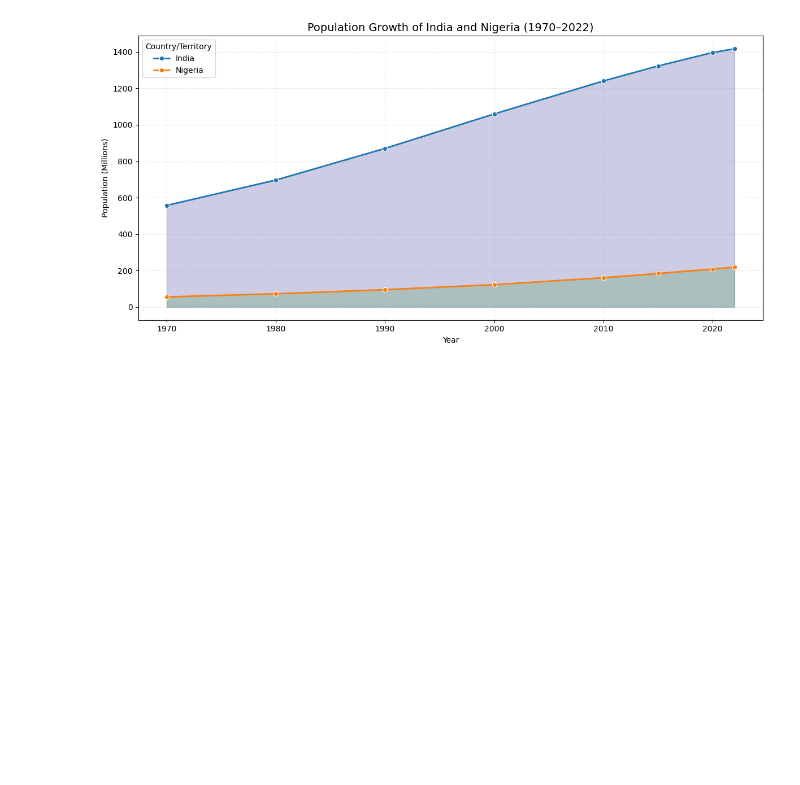
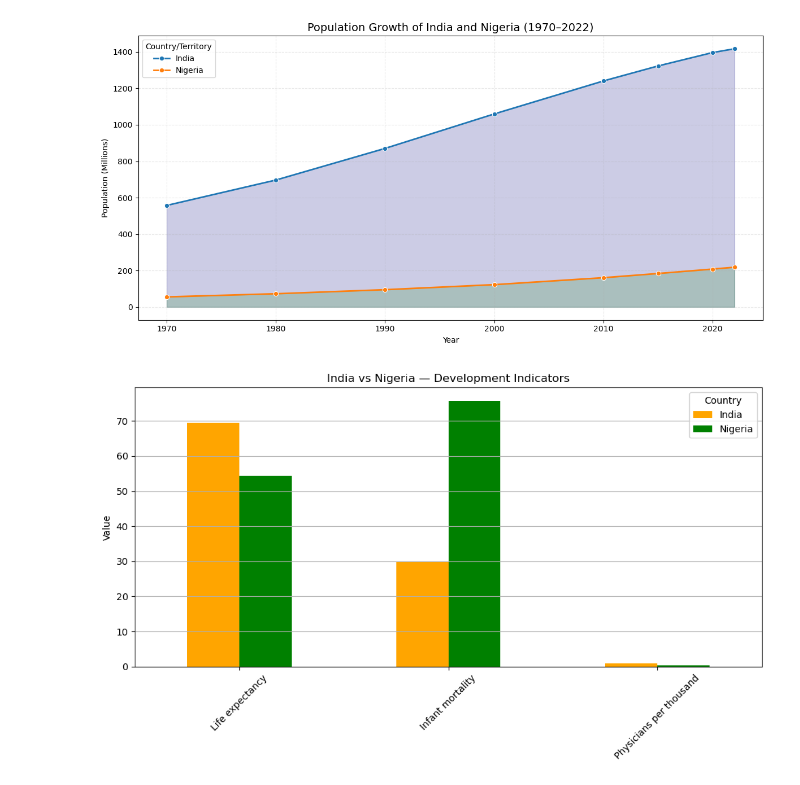
Before and after one commit to a-anuj/Data-Visualization, a Jupyter notebook: Case study/review1.ipynb, the cells around one changed output. Cells and saved outputs as stored; diff of their text form; code cells hidden in the pictures; blank space fills up the shorter version.

```diff
--- a/Case study/review1.ipynb
+++ b/Case study/review1.ipynb
@@ -319,3 +426,41 @@ plt.tight_layout()
 plt.show()
 # %% [output]
 [figure]
+# %%
+import pandas as pd
+import matplotlib.pyplot as plt
+
+# Load dataset
+df = pd.read_csv("world-data-2023.csv")  # Replace with actual path
+df.columns = df.columns.str.strip()   # Clean column names
+df['Country'] = df['Country'].str.strip()
+
+# Filter India and Nigeria
+countries = df[df['Country'].isin(['India', 'Nigeria'])].set_index('Country')
+
+# Choose development indicators
+indicators = [
+    'Life expectancy',
+    'Infant mortality',
+    'Physicians per thousand'
+]
+
+# Clean & convert to numeric
+for col in indicators:
+    countries[col] = countries[col].astype(str).str.replace(",", "").str.strip()
+    countries[col] = pd.to_numeric(countries[col], errors='coerce')
+
+# Transpose for plotting
+plot_data = countries[indicators].T
+
+# Plot
+plot_data.plot(kind='bar', figsize=(10, 6), color=['orange', 'green'])
+plt.title("India vs Nigeria — Development Indicators")
+plt.ylabel("Value")
+plt.xticks(rotation=45)
+plt.grid(axis='y')
+plt.legend(title="Country")
+plt.tight_layout()
+plt.show()
+# %% [output]
+[figure, added]
```
Also changed, not shown: parts of 9 cells of this notebook.
